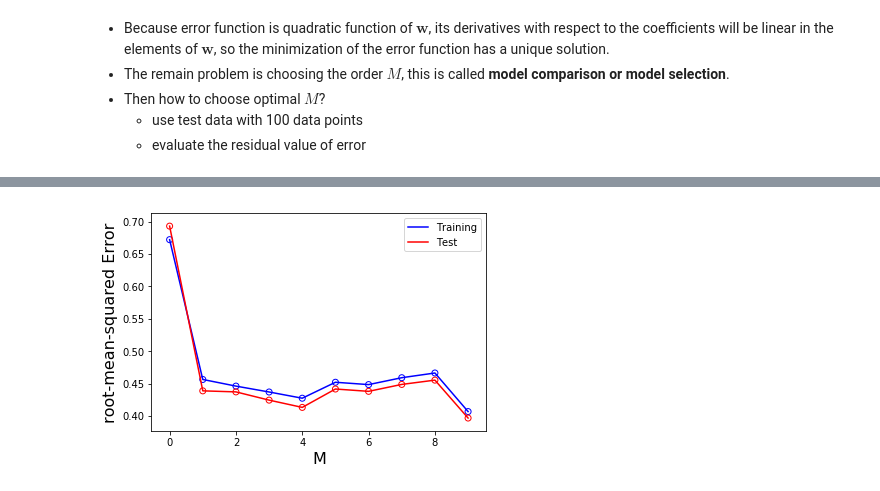
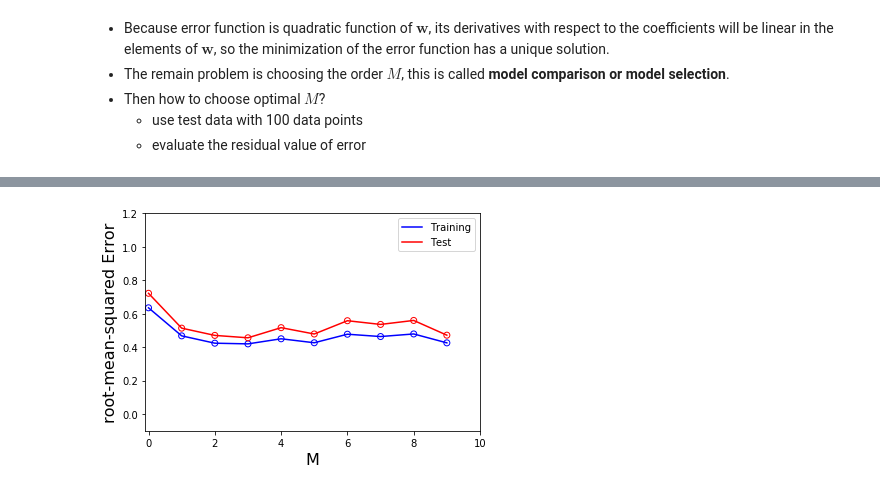
Before and after one commit to simonjisu/prml_study, a Jupyter notebook: docs/notebooks/chapter-1/1-example.ipynb, the cells around one changed output, grey strips where cells are left out. Cells and saved outputs as stored; diff of their text form; code cells hidden in the pictures.

```diff
--- a/docs/notebooks/chapter-1/1-example.ipynb
+++ b/docs/notebooks/chapter-1/1-example.ipynb
@@ -105,0 +177,28 @@ rms
+# %%
+all_w = []
+all_rms_train = []
+all_rms_test = []
+lr = 0.1
+
+for m in range(10):
+    optimal_w = poly_solution(x, t, m)
+    t_hat = polynomial_function(x, optimal_w, m)
+    t_hat_test = polynomial_function(x_test, optimal_w, m)
+
+    rms_train = get_rms_error(t_hat, t, N, m)  # N=10
+    rms_test = get_rms_error(t_hat_test, t_test, N_test, m)  # N_test = 100
+    print(f"M={m} | rms_train: {rms_train:.4f} rms_test: {rms_test:.4f}")
+
+    plt.plot(x_sin, t_sin, c="green", label="sin function")
+    plt.plot(x_sin, polynomial_function(x_sin, optimal_w, m), c="red", label=f"model M={m}")
+    plt.scatter(x, t)
+    plt.xlim((0, 1))
+    plt.ylim((-1.25, 1.25))
+    plt.xlabel('x', fontsize=16)
+    plt.ylabel('t', rotation=0, fontsize=16)
+    plt.legend()
+    plt.show()
+
+    all_w.append(optimal_w)
+    all_rms_train.append(rms_train)
+    all_rms_test.append(rms_test)
@@ -113,7 +241,7 @@ def get_gradient(pred, t, x, m):
     not good to use gradient descent to optimize polynomial
     https://stats.stackexchange.com/questions/350130/why-is-gradient-descent-so-bad-at-optimizing-polynomial-regression
     """
-    return np.dot((pred-t), polynomial_function_prime(x, m), )
+    return np.dot((pred-t), polynomial_function_prime(x, m))
 # %%
 dE = get_gradient(t_hat, t, x, M)
 dE
@@ -156,2 +279,0 @@ array([1.49085249e+56, 8.59575725e+55, 6.33286096e+55, 5.11711745e+55])
-# %%
-P.polyfit(x, t, M)
@@ -173,12 +286,12 @@ def get_rms_error(t_hat, t, n_sample, m):
 all_w = []
 all_rms_train = []
 all_rms_test = []
-lr = 0.01
+lr = 0.1
 
 for m in range(10):
     np.random.seed(seed)
     w_raw = np.random.randn(m+1)
-    optimal_w, train_error = train_phase(x, t, w_raw, m, step=100, lr=lr)
+    optimal_w, train_error = train_phase(x, t, w_raw, m, step=10, lr=lr)
 
     t_hat = polynomial_function(x, optimal_w, m)
     t_hat_test = polynomial_function(x_test, optimal_w, m)
@@ -214,11 +327,13 @@ Train Error for M=5 is 344.0938 | rms_train: 0.4521 rms_test: 0.4417
 # %%
 plt.scatter(np.arange(10), all_rms_train, facecolors='none', edgecolors='b')
 plt.plot(np.arange(10), all_rms_train, c='b', label='Training')
 plt.scatter(np.arange(len(all_rms_test)), all_rms_test, facecolors='none', edgecolors='r')
 plt.plot(np.arange(len(all_rms_test)), all_rms_test, c='r', label='Test')
 plt.legend()
+plt.xlim((-0.1, 10))
+plt.ylim((-0.1, 1.2))
 plt.ylabel("root-mean-squared Error", fontsize=16)
 plt.xlabel("M", fontsize=16)
 plt.show()
 # %% [output]
-[figure, old version]
+[figure, new version]
```
Also changed, not shown: parts of 27 cells of this notebook, 58 other files.
